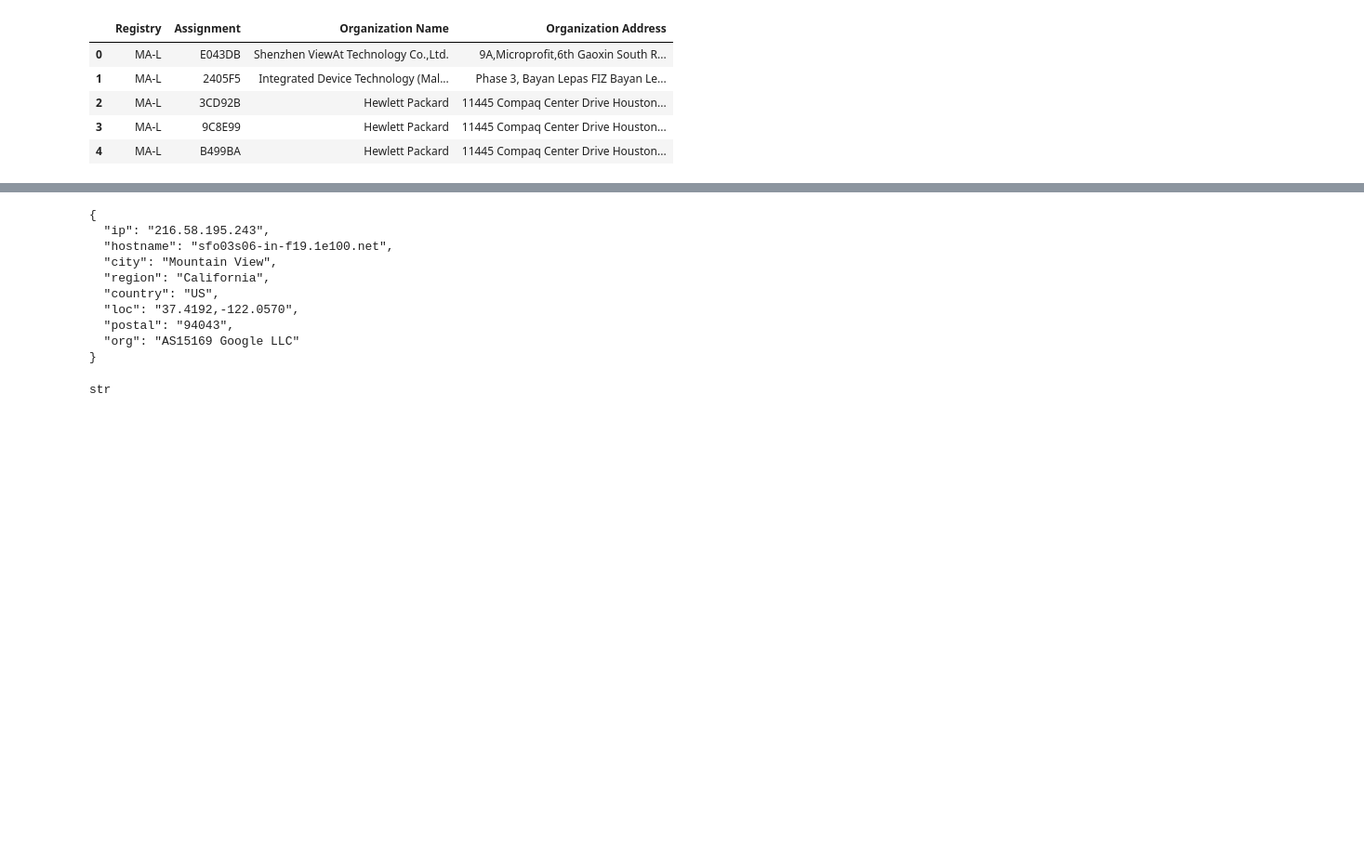
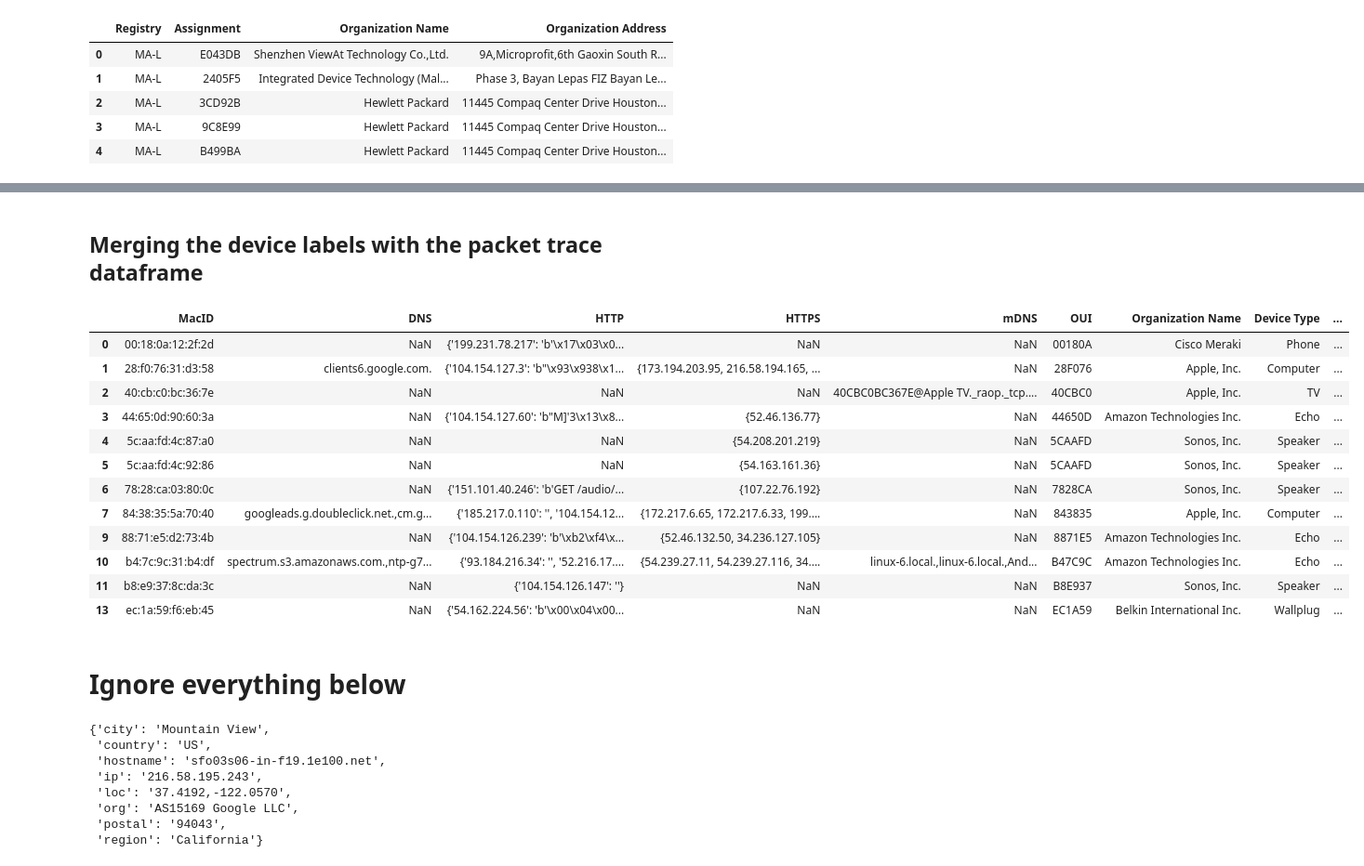
Before and after one commit to daghan/W210-IoT, a Jupyter notebook: IoT.ipynb, the cells around one changed output, grey strips where cells are left out. Shown at 93% size. Cells and saved outputs as stored; diff of their text form; code cells hidden in the pictures; blank space fills up the shorter version.

Commit message:
ready for Rob's first pass

```diff
--- a/IoT.ipynb
+++ b/IoT.ipynb
@@ -199,0 +140,4 @@ ar         : DNSRRField                          = (None)
+# %%
+dframe.index.name = 'MacID'
+dframe.reset_index(inplace=True)
+dframe.head()
@@ -199,0 +151,11 @@ ar         : DNSRRField                          = (None)
+# %%
+# Let's extract the Organization Unique Identifier, aka OUI from the MAC address
+# which is simply the first 6 alphanumerical characters
+dframe['OUI'] = dframe['MacID'].apply(lambda x: ''.join(x.upper().split(':')[0:3]))
+
+# Merging the manufacturer information from the master database (downloaded from the IEEE website)
+# with our dataframe
+dframe = dframe.merge(OUI_df[list(['Assignment', 'Organization Name'])],
+             left_on = 'OUI',  right_on= 'Assignment', how = 'left')\
+            [list(['MacID', 'DNS', 'HTTP', 'HTTPS', 'mDNS', 'OUI', 'Organization Name'])]
+dframe.head()
@@ -200,28 +215,52 @@ ar         : DNSRRField                          = (None)
+# %% [markdown]
+## Merging the device labels with the packet trace dataframe
+# %%
+# We are going to merge the labels from the known devices (my home) dataframe
+dframe = dframe.merge(known_devices[list(['MAC address', 'Device Type','Manufacturer Device Type'])],
+             left_on = 'MacID',  right_on= 'MAC address', how = 'left').drop('MAC address', axis=1)
+# %%
+#let's drop NAs (rows without any label)
+#I'll investigate what's going on later
+dframe = dframe.dropna(0, subset = ['Manufacturer Device Type'])
+dframe
+# %% [output]
+|  | MacID | DNS | HTTP | HTTPS | mDNS | OUI | Organization Name | Device Type | ... |
+| 0 | 00:18:0a:12:2f:2d | NaN | {'199.231.78.217': 'b'\x17\x03\x0... | NaN | NaN | 00180A | Cisco Meraki | Phone | ... |
+| 1 | 28:f0:76:31:d3:58 | clients6.google.com. | {'104.154.127.3': 'b"\x93\x938\x1... | {173.194.203.95, 216.58.194.165, ... | NaN | 28F076 | Apple, Inc. | Computer | ... |
+| 2 | 40:cb:c0:bc:36:7e | NaN | NaN | NaN | 40CBC0BC367E@Apple TV._raop._tcp.... | 40CBC0 | Apple, Inc. | TV | ... |
+| 3 | 44:65:0d:90:60:3a | NaN | {'104.154.127.60': 'b"M]'3\x13\x8... | {52.46.136.77} | NaN | 44650D | Amazon Technologies Inc. | Echo | ... |
+| 4 | 5c:aa:fd:4c:87:a0 | NaN | NaN | {54.208.201.219} | NaN | 5CAAFD | Sonos, Inc. | Speaker | ... |
+| 5 | 5c:aa:fd:4c:92:86 | NaN | NaN | {54.163.161.36} | NaN | 5CAAFD | Sonos, Inc. | Speaker | ... |
+| 6 | 78:28:ca:03:80:0c | NaN | {'151.101.40.246': 'b'GET /audio/... | {107.22.76.192} | NaN | 7828CA | Sonos, Inc. | Speaker | ... |
+| 7 | 84:38:35:5a:70:40 | googleads.g.doubleclick.net.,cm.g... | {'185.217.0.110': '', '104.154.12... | {172.217.6.65, 172.217.6.33, 199.... | NaN | 843835 | Apple, Inc. | Computer | ... |
+| 9 | 88:71:e5:d2:73:4b | NaN | {'104.154.126.239': 'b'\xb2\xf4\x... | {52.46.132.50, 34.236.127.105} | NaN | 8871E5 | Amazon Technologies Inc. | Echo | ... |
+| 10 | b4:7c:9c:31:b4:df | spectrum.s3.amazonaws.com.,ntp-g7... | {'93.184.216.34': '', '52.216.17.... | {54.239.27.11, 54.239.27.116, 34.... | linux-6.local.,linux-6.local.,And... | B47C9C | Amazon Technologies Inc. | Echo | ... |
+| 11 | b8:e9:37:8c:da:3c | NaN | {'104.154.126.147': ''} | NaN | NaN | B8E937 | Sonos, Inc. | Speaker | ... |
+| 13 | ec:1a:59:f6:eb:45 | NaN | {'54.162.224.56': 'b'\x00\x04\x00... | NaN | NaN | EC1A59 | Belkin International Inc. | Wallplug | ... |
+# %% [markdown]
+# Ignore everything below
 # %%
 import pycurl
-from io import StringIO
+import pprint
+import json
+from io import BytesIO
+
 
 c = pycurl.Curl()
 c.setopt(c.URL, 'https://ipinfo.io/216.58.195.243?token=4b22562280ac95')
 
-e = io.BytesIO()
+e = BytesIO()
 c.setopt(pycurl.WRITEFUNCTION, e.write)
 c.perform()
 c.close()
-htmlString = e.getvalue().decode('UTF-8')
-print(htmlString)
+htmlString = json.loads(e.getvalue())
+pprint.pprint(htmlString)
 # %% [output]
-{
-  "ip": "216.58.195.243",
-  "hostname": "sfo03s06-in-f19.1e100.net",
-  "city": "Mountain View",
-  "region": "California",
-  "country": "US",
-  "loc": "37.4192,-122.0570",
-  "postal": "94043",
-  "org": "AS15169 Google LLC"
-}
+{'city': 'Mountain View',
+ 'country': 'US',
+ 'hostname': 'sfo03s06-in-f19.1e100.net',
+ 'ip': '216.58.195.243',
+ 'loc': '37.4192,-122.0570',
+ 'org': 'AS15169 Google LLC',
+ 'postal': '94043',
+ 'region': 'California'}
-# %%
-type(htmlString)
-# %% [output]
-str
```
Also changed, not shown: parts of 13 cells of this notebook, 2 other files.
